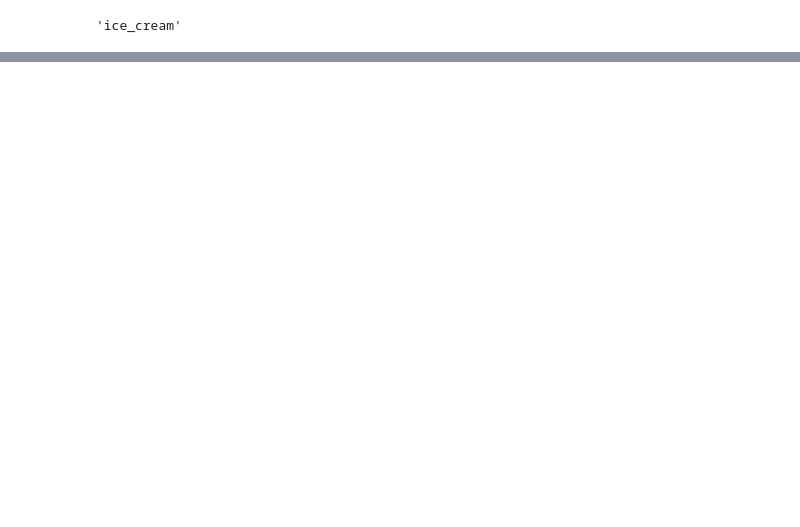
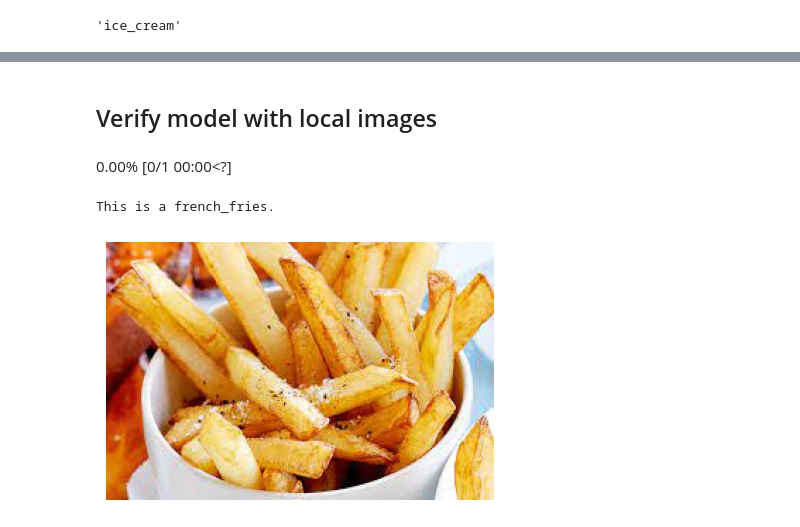
Before and after one commit to davidkalmn/image_classification_food_MI, a Jupyter notebook: food_model.ipynb, the cells around one changed output, grey strips where cells are left out. Saved outputs shown, nothing was run; the diff lists cells and outputs as text; code cells hidden in the pictures; blank space fills up the shorter version.

```diff
--- a/food_model.ipynb
+++ b/food_model.ipynb
@@ -62,0 +70,17 @@ learn.fine_tune(epochs=10)
+# %% [markdown]
+## Verify model with local images ##
+# %%
+from fastai.vision.all import *
+
+local_image_path = 'fris.jpg'
+
+img = PILImage.create(local_image_path)
+img.show()
+
+label, _, probs = learn.predict(img)
+
+print(f"This is a {label}.")
+# %% [output]
+0.00% [0/1 00:00<?]
+This is a french_fries.
+[figure, added]
```
Also changed, not shown: parts of 8 cells of this notebook, 3 other files.
